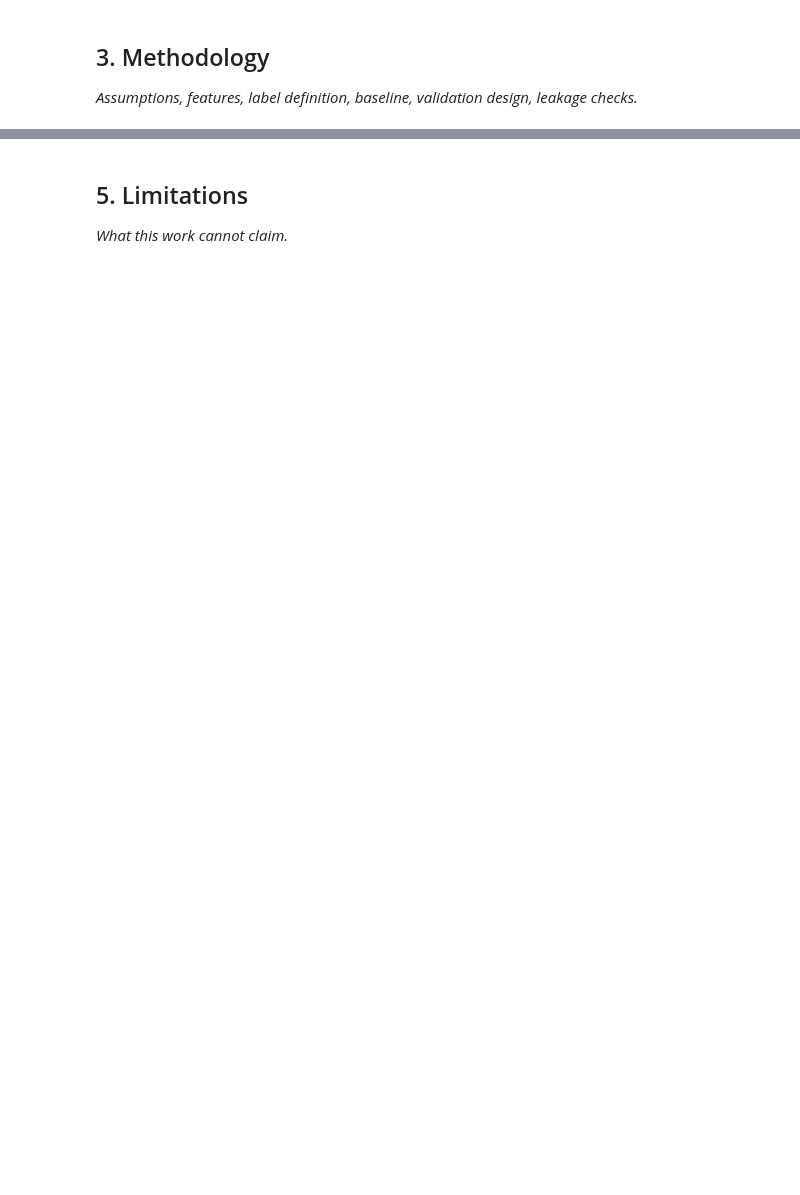
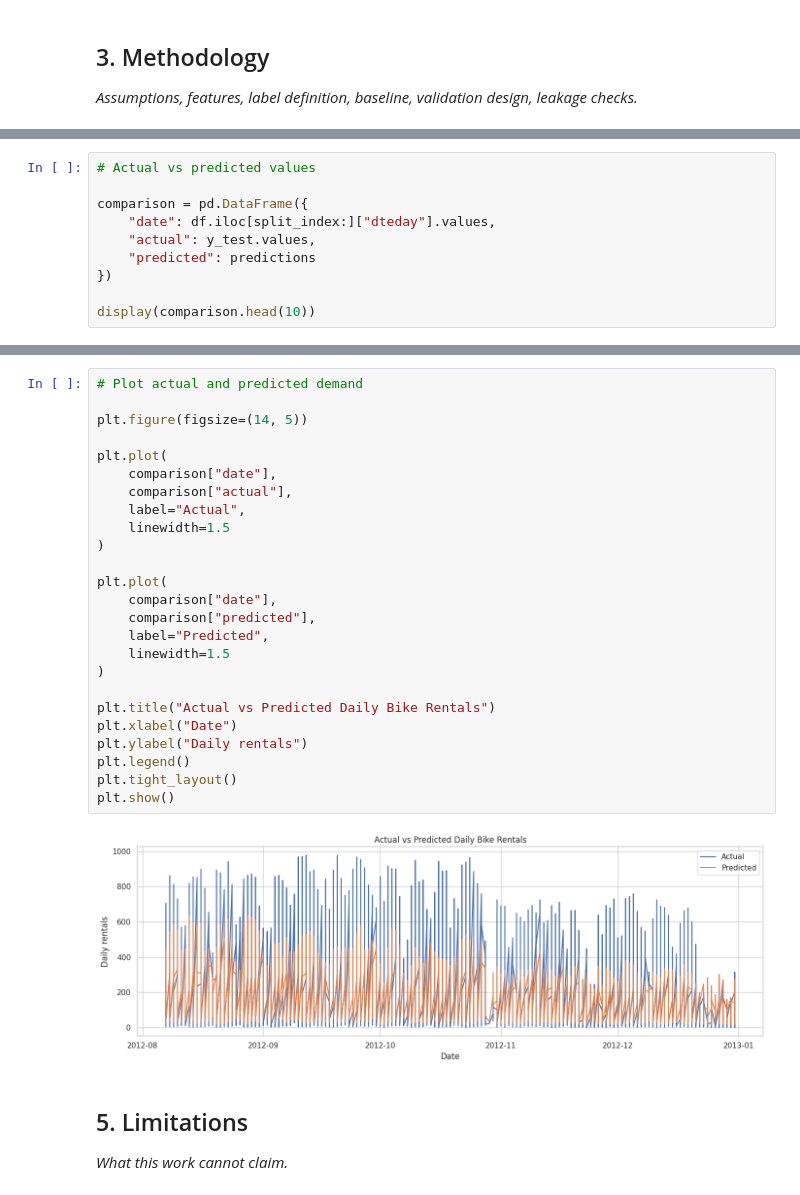
Before and after one commit to taskin789/flyrank-ai-taskin-, a Jupyter notebook: work/notebooks/capstone.ipynb, the cells around one changed output, grey strips where cells are left out. Saved outputs shown, nothing was run; the diff lists cells and outputs as text; blank space fills up the shorter version.

```diff
--- a/work/notebooks/capstone.ipynb
+++ b/work/notebooks/capstone.ipynb
@@ -24,0 +435,10 @@ This skeleton is yours to fill. Work the sections **in order** — each one has
+# %%
+# Actual vs predicted values
+
+comparison = pd.DataFrame({
+    "date": df.iloc[split_index:]["dteday"].values,
+    "actual": y_test.values,
+    "predicted": predictions
+})
+
+display(comparison.head(10))
@@ -25,3 +457,30 @@ This skeleton is yours to fill. Work the sections **in order** — each one has
+# %%
+# Plot actual and predicted demand
+
+plt.figure(figsize=(14, 5))
+
+plt.plot(
+    comparison["date"],
+    comparison["actual"],
+    label="Actual",
+    linewidth=1.5
+)
+
+plt.plot(
+    comparison["date"],
+    comparison["predicted"],
+    label="Predicted",
+    linewidth=1.5
+)
+
+plt.title("Actual vs Predicted Daily Bike Rentals")
+plt.xlabel("Date")
+plt.ylabel("Daily rentals")
+plt.legend()
+plt.tight_layout()
+plt.show()
+# %% [output]
+[figure, added]
 # %% [markdown]
 ## 5. Limitations
 
```
Also changed, not shown: parts of 31 cells of this notebook.
